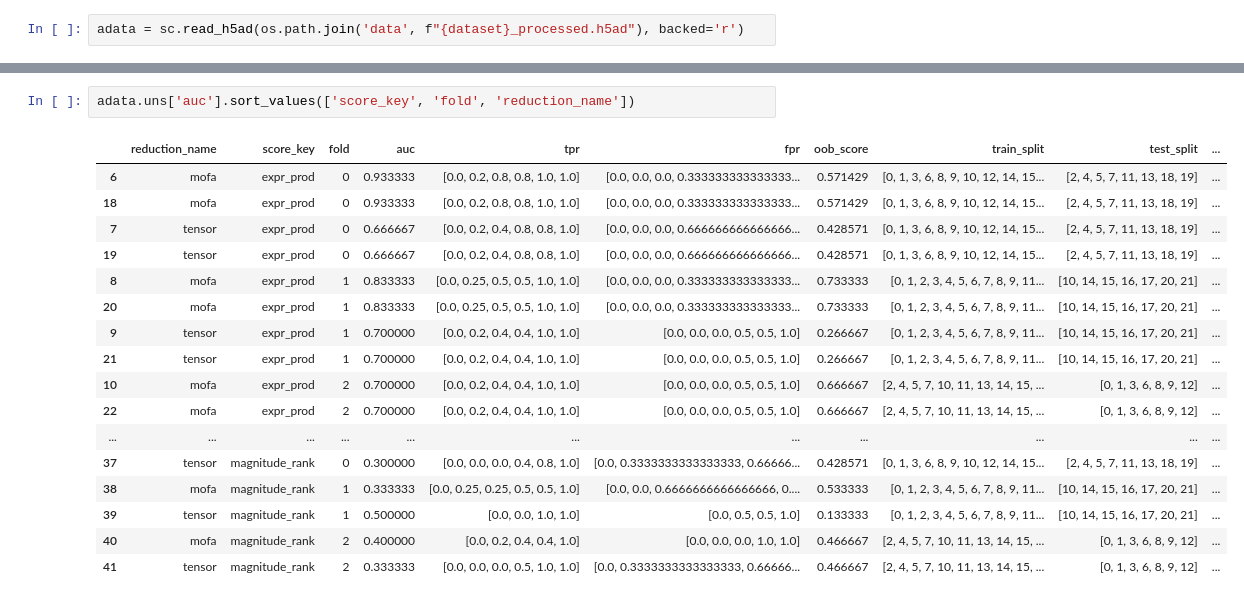
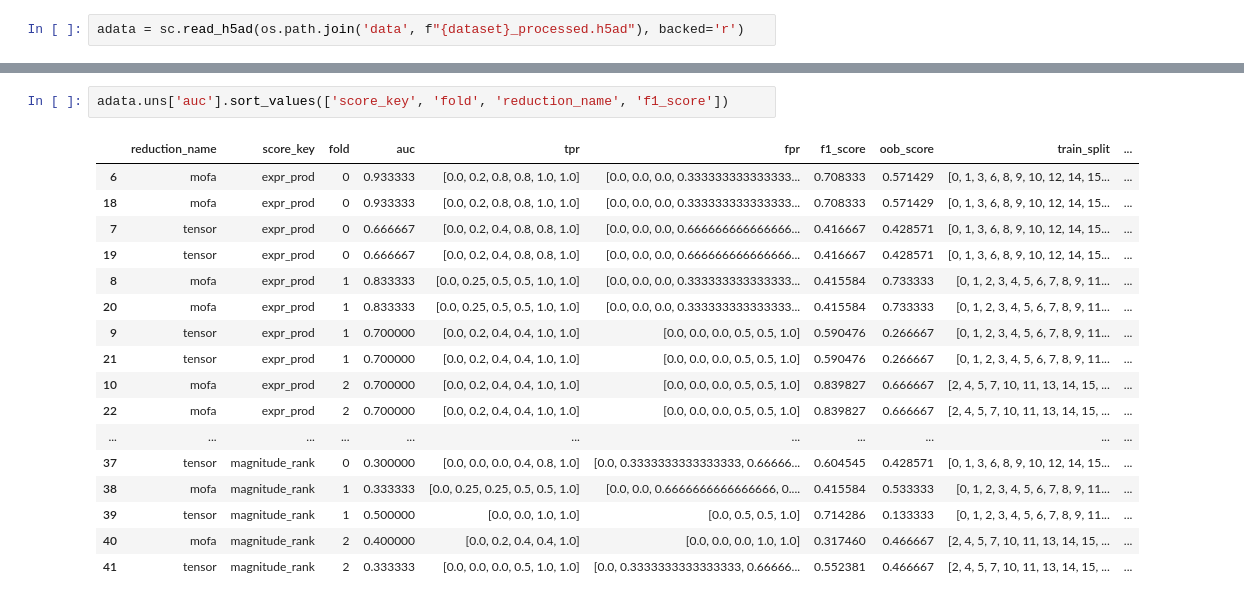
Before and after one commit to saezlab/lianaplus_manuscript, a Jupyter notebook: notebooks/classification/1.Process_CarraroEtAl.ipynb, the cells around one changed output, grey strips where cells are left out. Cells and saved outputs as stored; diff of their text form.

```diff
--- a/notebooks/classification/1.Process_CarraroEtAl.ipynb
+++ b/notebooks/classification/1.Process_CarraroEtAl.ipynb
@@ -192,20 +192,20 @@ Creating views with: lr_probs
 # %%
-adata.uns['auc'].sort_values(['score_key', 'fold', 'reduction_name'])
+adata.uns['auc'].sort_values(['score_key', 'fold', 'reduction_name', 'f1_score'])
 # %% [output]
-|  | reduction_name | score_key | fold | auc | tpr | fpr | oob_score | train_split | test_split | ... |
-| 6 | mofa | expr_prod | 0 | 0.933333 | [0.0, 0.2, 0.8, 0.8, 1.0, 1.0] | [0.0, 0.0, 0.0, 0.333333333333333... | 0.571429 | [0, 1, 3, 6, 8, 9, 10, 12, 14, 15... | [2, 4, 5, 7, 11, 13, 18, 19] | ... |
-| 18 | mofa | expr_prod | 0 | 0.933333 | [0.0, 0.2, 0.8, 0.8, 1.0, 1.0] | [0.0, 0.0, 0.0, 0.333333333333333... | 0.571429 | [0, 1, 3, 6, 8, 9, 10, 12, 14, 15... | [2, 4, 5, 7, 11, 13, 18, 19] | ... |
-| 7 | tensor | expr_prod | 0 | 0.666667 | [0.0, 0.2, 0.4, 0.8, 0.8, 1.0] | [0.0, 0.0, 0.0, 0.666666666666666... | 0.428571 | [0, 1, 3, 6, 8, 9, 10, 12, 14, 15... | [2, 4, 5, 7, 11, 13, 18, 19] | ... |
-| 19 | tensor | expr_prod | 0 | 0.666667 | [0.0, 0.2, 0.4, 0.8, 0.8, 1.0] | [0.0, 0.0, 0.0, 0.666666666666666... | 0.428571 | [0, 1, 3, 6, 8, 9, 10, 12, 14, 15... | [2, 4, 5, 7, 11, 13, 18, 19] | ... |
-| 8 | mofa | expr_prod | 1 | 0.833333 | [0.0, 0.25, 0.5, 0.5, 1.0, 1.0] | [0.0, 0.0, 0.0, 0.333333333333333... | 0.733333 | [0, 1, 2, 3, 4, 5, 6, 7, 8, 9, 11... | [10, 14, 15, 16, 17, 20, 21] | ... |
-| 20 | mofa | expr_prod | 1 | 0.833333 | [0.0, 0.25, 0.5, 0.5, 1.0, 1.0] | [0.0, 0.0, 0.0, 0.333333333333333... | 0.733333 | [0, 1, 2, 3, 4, 5, 6, 7, 8, 9, 11... | [10, 14, 15, 16, 17, 20, 21] | ... |
-| 9 | tensor | expr_prod | 1 | 0.700000 | [0.0, 0.2, 0.4, 0.4, 1.0, 1.0] | [0.0, 0.0, 0.0, 0.5, 0.5, 1.0] | 0.266667 | [0, 1, 2, 3, 4, 5, 6, 7, 8, 9, 11... | [10, 14, 15, 16, 17, 20, 21] | ... |
-| 21 | tensor | expr_prod | 1 | 0.700000 | [0.0, 0.2, 0.4, 0.4, 1.0, 1.0] | [0.0, 0.0, 0.0, 0.5, 0.5, 1.0] | 0.266667 | [0, 1, 2, 3, 4, 5, 6, 7, 8, 9, 11... | [10, 14, 15, 16, 17, 20, 21] | ... |
-| 10 | mofa | expr_prod | 2 | 0.700000 | [0.0, 0.2, 0.4, 0.4, 1.0, 1.0] | [0.0, 0.0, 0.0, 0.5, 0.5, 1.0] | 0.666667 | [2, 4, 5, 7, 10, 11, 13, 14, 15, ... | [0, 1, 3, 6, 8, 9, 12] | ... |
-| 22 | mofa | expr_prod | 2 | 0.700000 | [0.0, 0.2, 0.4, 0.4, 1.0, 1.0] | [0.0, 0.0, 0.0, 0.5, 0.5, 1.0] | 0.666667 | [2, 4, 5, 7, 10, 11, 13, 14, 15, ... | [0, 1, 3, 6, 8, 9, 12] | ... |
+|  | reduction_name | score_key | fold | auc | tpr | fpr | f1_score | oob_score | train_split | ... |
+| 6 | mofa | expr_prod | 0 | 0.933333 | [0.0, 0.2, 0.8, 0.8, 1.0, 1.0] | [0.0, 0.0, 0.0, 0.333333333333333... | 0.708333 | 0.571429 | [0, 1, 3, 6, 8, 9, 10, 12, 14, 15... | ... |
+| 18 | mofa | expr_prod | 0 | 0.933333 | [0.0, 0.2, 0.8, 0.8, 1.0, 1.0] | [0.0, 0.0, 0.0, 0.333333333333333... | 0.708333 | 0.571429 | [0, 1, 3, 6, 8, 9, 10, 12, 14, 15... | ... |
+| 7 | tensor | expr_prod | 0 | 0.666667 | [0.0, 0.2, 0.4, 0.8, 0.8, 1.0] | [0.0, 0.0, 0.0, 0.666666666666666... | 0.416667 | 0.428571 | [0, 1, 3, 6, 8, 9, 10, 12, 14, 15... | ... |
+| 19 | tensor | expr_prod | 0 | 0.666667 | [0.0, 0.2, 0.4, 0.8, 0.8, 1.0] | [0.0, 0.0, 0.0, 0.666666666666666... | 0.416667 | 0.428571 | [0, 1, 3, 6, 8, 9, 10, 12, 14, 15... | ... |
+| 8 | mofa | expr_prod | 1 | 0.833333 | [0.0, 0.25, 0.5, 0.5, 1.0, 1.0] | [0.0, 0.0, 0.0, 0.333333333333333... | 0.415584 | 0.733333 | [0, 1, 2, 3, 4, 5, 6, 7, 8, 9, 11... | ... |
+| 20 | mofa | expr_prod | 1 | 0.833333 | [0.0, 0.25, 0.5, 0.5, 1.0, 1.0] | [0.0, 0.0, 0.0, 0.333333333333333... | 0.415584 | 0.733333 | [0, 1, 2, 3, 4, 5, 6, 7, 8, 9, 11... | ... |
+| 9 | tensor | expr_prod | 1 | 0.700000 | [0.0, 0.2, 0.4, 0.4, 1.0, 1.0] | [0.0, 0.0, 0.0, 0.5, 0.5, 1.0] | 0.590476 | 0.266667 | [0, 1, 2, 3, 4, 5, 6, 7, 8, 9, 11... | ... |
+| 21 | tensor | expr_prod | 1 | 0.700000 | [0.0, 0.2, 0.4, 0.4, 1.0, 1.0] | [0.0, 0.0, 0.0, 0.5, 0.5, 1.0] | 0.590476 | 0.266667 | [0, 1, 2, 3, 4, 5, 6, 7, 8, 9, 11... | ... |
+| 10 | mofa | expr_prod | 2 | 0.700000 | [0.0, 0.2, 0.4, 0.4, 1.0, 1.0] | [0.0, 0.0, 0.0, 0.5, 0.5, 1.0] | 0.839827 | 0.666667 | [2, 4, 5, 7, 10, 11, 13, 14, 15, ... | ... |
+| 22 | mofa | expr_prod | 2 | 0.700000 | [0.0, 0.2, 0.4, 0.4, 1.0, 1.0] | [0.0, 0.0, 0.0, 0.5, 0.5, 1.0] | 0.839827 | 0.666667 | [2, 4, 5, 7, 10, 11, 13, 14, 15, ... | ... |
 | ... | ... | ... | ... | ... | ... | ... | ... | ... | ... | ... |
-| 37 | tensor | magnitude_rank | 0 | 0.300000 | [0.0, 0.0, 0.0, 0.4, 0.8, 1.0] | [0.0, 0.3333333333333333, 0.66666... | 0.428571 | [0, 1, 3, 6, 8, 9, 10, 12, 14, 15... | [2, 4, 5, 7, 11, 13, 18, 19] | ... |
-| 38 | mofa | magnitude_rank | 1 | 0.333333 | [0.0, 0.25, 0.25, 0.5, 0.5, 1.0] | [0.0, 0.0, 0.6666666666666666, 0.... | 0.533333 | [0, 1, 2, 3, 4, 5, 6, 7, 8, 9, 11... | [10, 14, 15, 16, 17, 20, 21] | ... |
-| 39 | tensor | magnitude_rank | 1 | 0.500000 | [0.0, 0.0, 1.0, 1.0] | [0.0, 0.5, 0.5, 1.0] | 0.133333 | [0, 1, 2, 3, 4, 5, 6, 7, 8, 9, 11... | [10, 14, 15, 16, 17, 20, 21] | ... |
-| 40 | mofa | magnitude_rank | 2 | 0.400000 | [0.0, 0.2, 0.4, 0.4, 1.0] | [0.0, 0.0, 0.0, 1.0, 1.0] | 0.466667 | [2, 4, 5, 7, 10, 11, 13, 14, 15, ... | [0, 1, 3, 6, 8, 9, 12] | ... |
-| 41 | tensor | magnitude_rank | 2 | 0.333333 | [0.0, 0.0, 0.0, 0.5, 1.0, 1.0] | [0.0, 0.3333333333333333, 0.66666... | 0.466667 | [2, 4, 5, 7, 10, 11, 13, 14, 15, ... | [0, 1, 3, 6, 8, 9, 12] | ... |
+| 37 | tensor | magnitude_rank | 0 | 0.300000 | [0.0, 0.0, 0.0, 0.4, 0.8, 1.0] | [0.0, 0.3333333333333333, 0.66666... | 0.604545 | 0.428571 | [0, 1, 3, 6, 8, 9, 10, 12, 14, 15... | ... |
+| 38 | mofa | magnitude_rank | 1 | 0.333333 | [0.0, 0.25, 0.25, 0.5, 0.5, 1.0] | [0.0, 0.0, 0.6666666666666666, 0.... | 0.415584 | 0.533333 | [0, 1, 2, 3, 4, 5, 6, 7, 8, 9, 11... | ... |
+| 39 | tensor | magnitude_rank | 1 | 0.500000 | [0.0, 0.0, 1.0, 1.0] | [0.0, 0.5, 0.5, 1.0] | 0.714286 | 0.133333 | [0, 1, 2, 3, 4, 5, 6, 7, 8, 9, 11... | ... |
+| 40 | mofa | magnitude_rank | 2 | 0.400000 | [0.0, 0.2, 0.4, 0.4, 1.0] | [0.0, 0.0, 0.0, 1.0, 1.0] | 0.317460 | 0.466667 | [2, 4, 5, 7, 10, 11, 13, 14, 15, ... | ... |
+| 41 | tensor | magnitude_rank | 2 | 0.333333 | [0.0, 0.0, 0.0, 0.5, 1.0, 1.0] | [0.0, 0.3333333333333333, 0.66666... | 0.552381 | 0.466667 | [2, 4, 5, 7, 10, 11, 13, 14, 15, ... | ... |
```
Also changed, not shown: parts of 1 cell of this notebook, 1 other file.
